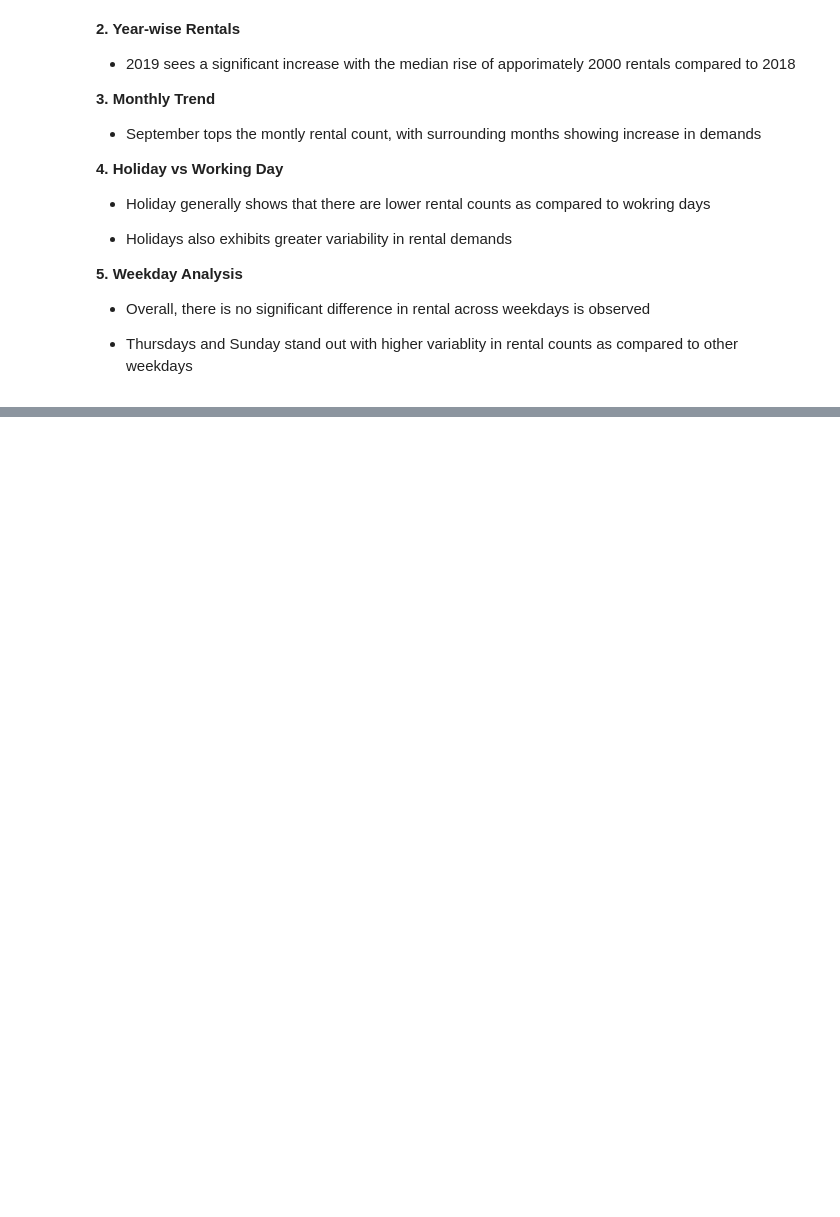
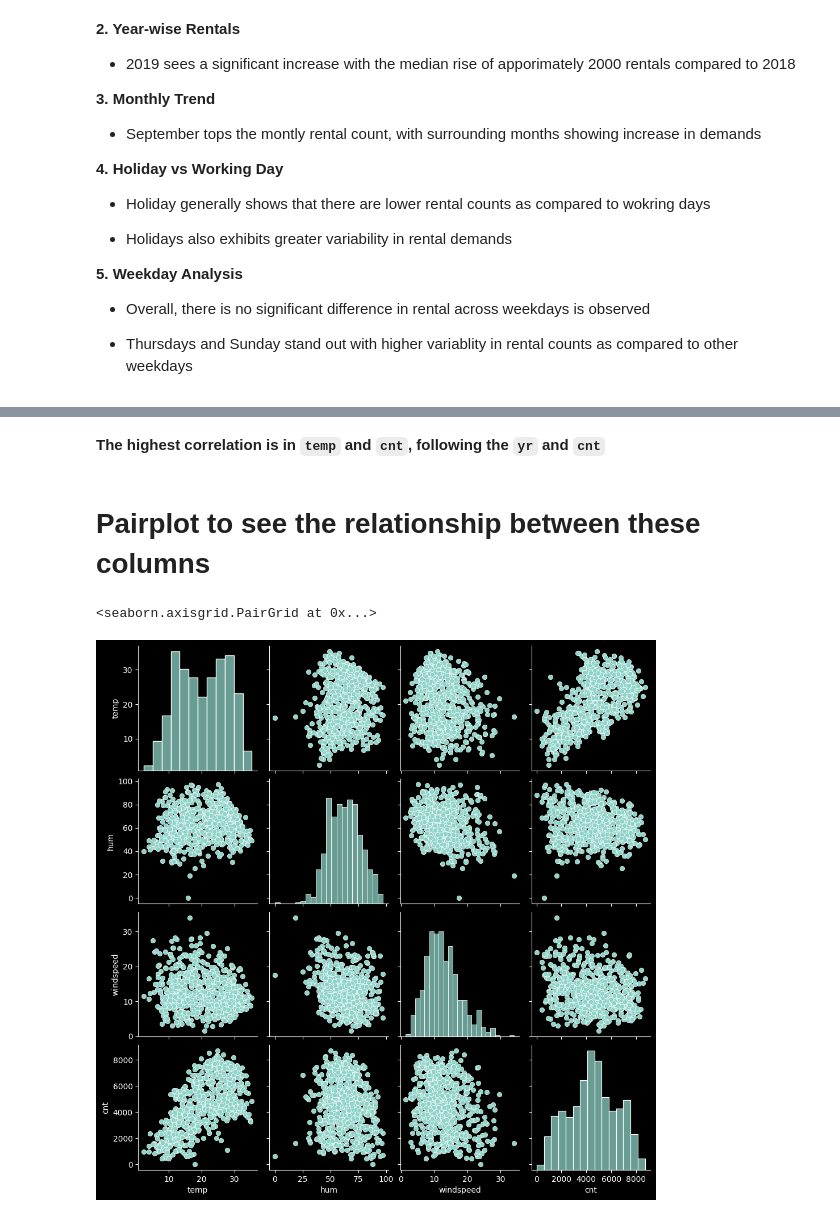
Before and after one commit to amanraghuvanshi/BikeSharing---MLR, a Jupyter notebook: src/main.ipynb, the cells around one changed output, grey strips where cells are left out. Saved outputs shown, nothing was run; the diff lists cells and outputs as text; code cells hidden in the pictures; blank space fills up the shorter version.

```diff
--- a/src/main.ipynb
+++ b/src/main.ipynb
@@ -277,0 +304,9 @@ plt.show()
+# %% [markdown]
+**The highest correlation is in `temp` and `cnt`, following the `yr` and `cnt`**
+# %% [markdown]
+# **Pairplot to see the relationship between these columns**
+# %%
+sns.pairplot(df, vars = ['temp', 'hum', 'windspeed', 'cnt'],palette = 'Spectral')
+# %% [output]
+<seaborn.axisgrid.PairGrid at 0x...>
+[figure, added]
```
Also changed, not shown: parts of 21 cells of this notebook.
